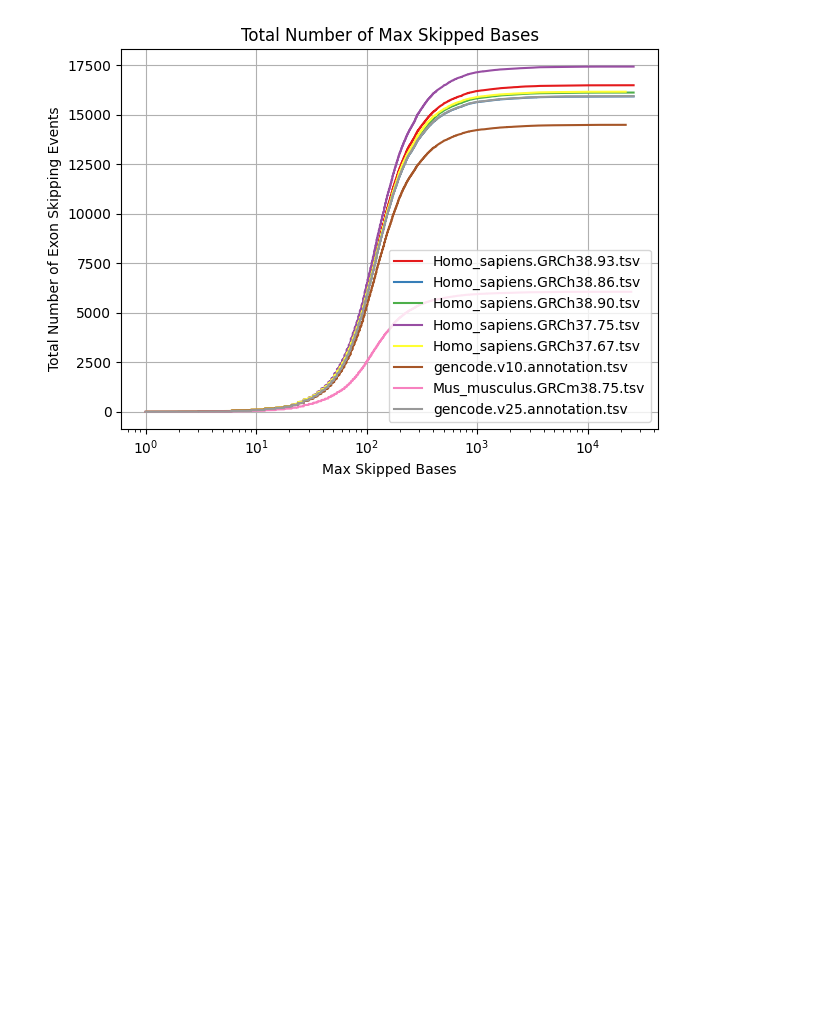
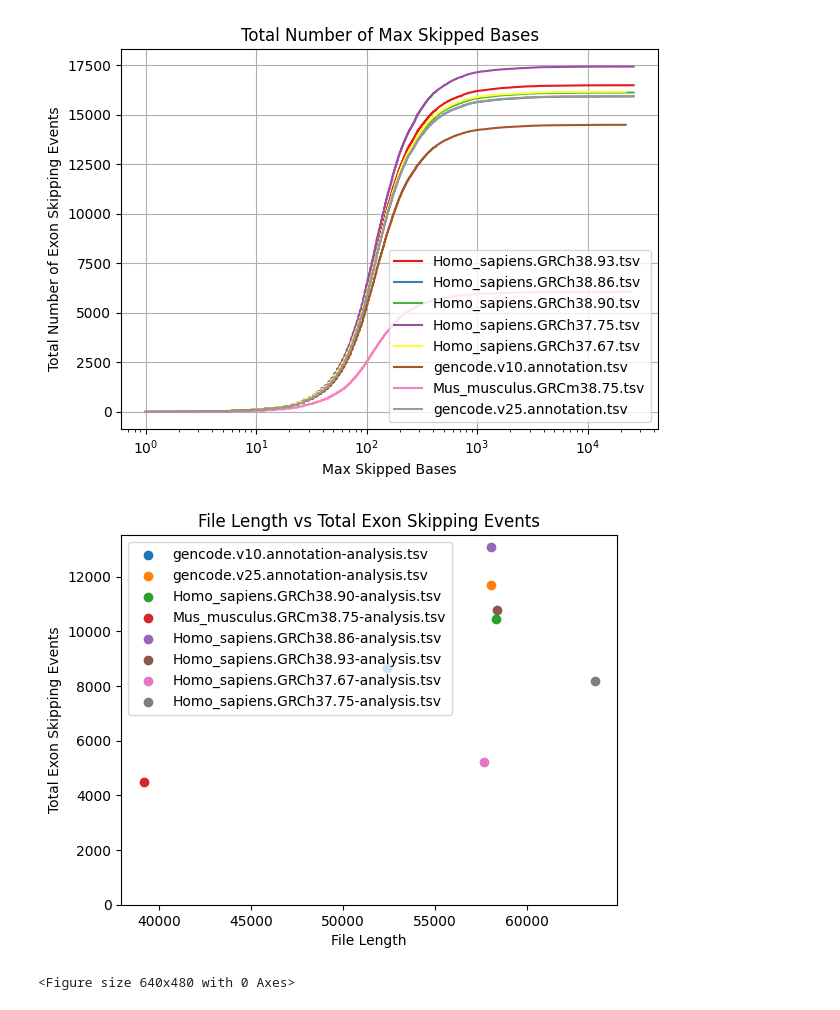
Before and after one commit to IngiumDev/gobi, a Jupyter notebook: src/main/Analysis/exonskipping/analyze_exon_skipping.ipynb, the cells around one changed output. Cells and saved outputs as stored; diff of their text form; code cells hidden in the pictures; blank space fills up the shorter version.

Commit message:
Added new plots

```diff
--- a/src/main/Analysis/exonskipping/analyze_exon_skipping.ipynb
+++ b/src/main/Analysis/exonskipping/analyze_exon_skipping.ipynb
@@ -163,3 +163,44 @@ plt.show()
 # %% [output]
 [figure]
 [figure]
+# %%
+# List to store the file names
+datasets = {}
+
+# Iterate over all files in the directory
+for file_name in os.listdir(RESULTS):
+    # only if .tsv
+    if (file_name.endswith("-analysis.tsv") and not file_name.startswith("Saccharomyces")): # No alternative splicing here
+        file_path = os.path.join(RESULTS, file_name)
+        info = {}
+            # Read the first section of the file (before the table) the first section starts with # General statistics and ends when the # Gene statistics lines comes
+        with open(file_path) as f:
+            line = f.readline()
+            line= f.readline()
+            skip_rows = 2
+
+            while not line.startswith("#"):
+                key, value = line.split("\t")
+                info[key.strip()] = value.strip()
+                line = f.readline()
+                skip_rows += 1
+            dataframe = pd.read_csv(file_path, sep="\t", skiprows=skip_rows)
+            datasets[file_name] = {
+                'general_info': info,
+                'dataframe': dataframe
+            }
+# %%
+plt.figure()
+for file_name, data in datasets.items():
+    plt.scatter(int(data['general_info']['Total genes']), int(data['general_info']['Total time taken']), label=file_name)
+
+plt.title('File Length vs Total Exon Skipping Events')
+plt.xlabel('File Length')
+plt.ylabel('Total Exon Skipping Events')
+plt.ylim(bottom=0)
+plt.legend()
+plt.show()
+plt.savefig(os.path.join(RESULTS,'length_vs_exon_skipping_events.png'), dpi=600)
+# %% [output]
+[figure, added]
+<Figure size 640x480 with 0 Axes>
```
Also changed, not shown: parts of 5 cells of this notebook.
